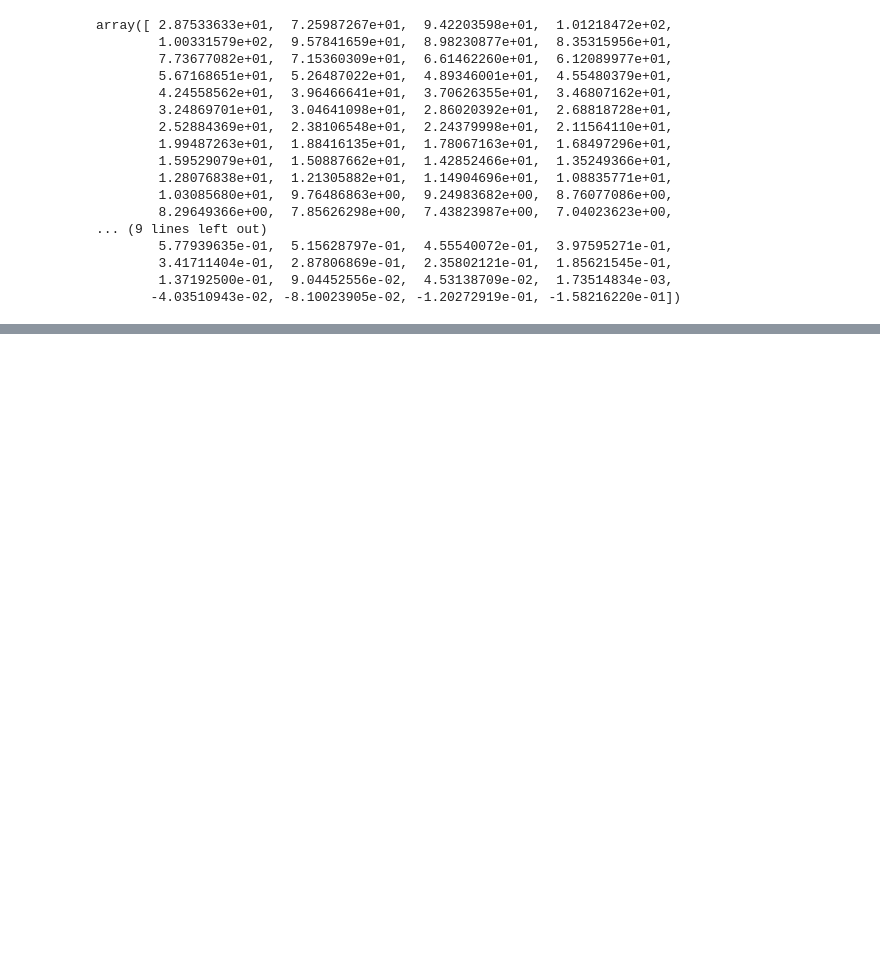
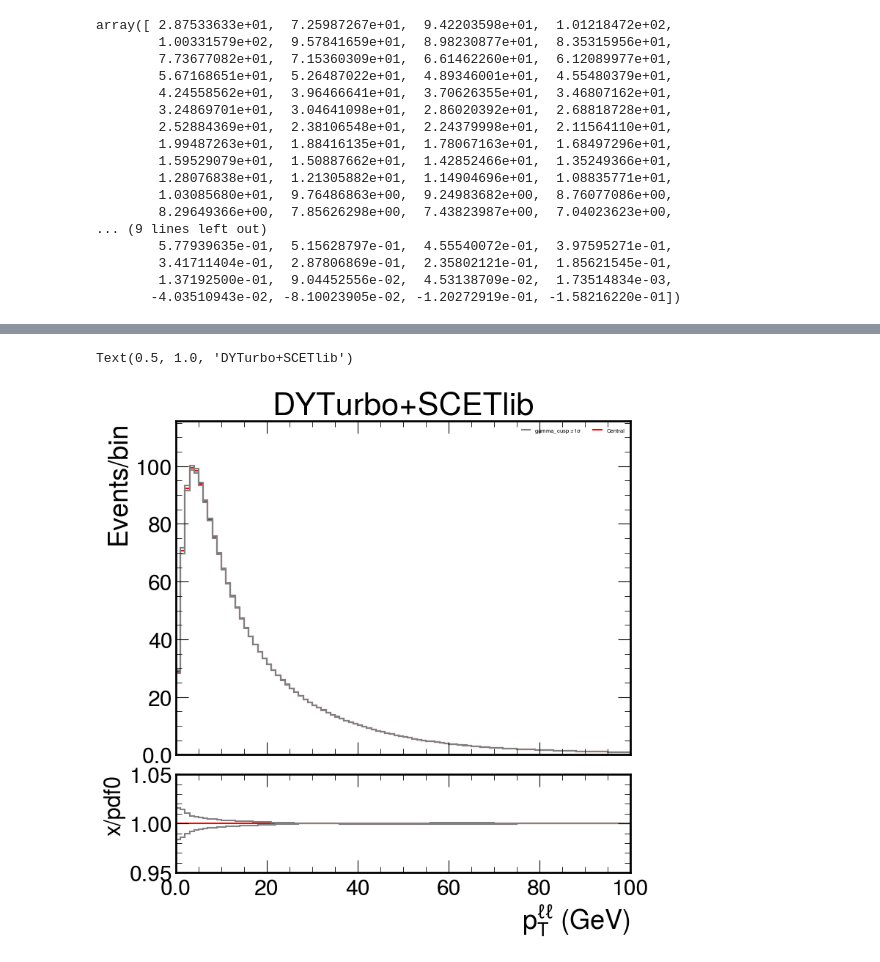
Before and after one commit to bendavid/WRemnants, a Jupyter notebook: notebooks/CompareCorrections.ipynb, the cells around one changed output, grey strips where cells are left out. Saved outputs shown, nothing was run; the diff lists cells and outputs as text; code cells hidden in the pictures; blank space fills up the shorter version.

```diff
--- a/notebooks/CompareCorrections.ipynb
+++ b/notebooks/CompareCorrections.ipynb
@@ -592,0 +615,8 @@ False
+# %%
+dyturbo_scetlib_tnp = input_tools.read_matched_scetlib_dyturbo_hist(
+    "/home/k/kelong/TheoryCorrections/SCETlib/Z/msht20nnlo/inclusive_Z_MSHT20_NP0_vars_combined.pkl",
+    "/home/k/kelong/TheoryCorrections/SCETlib/Z/msht20nnlo/inclusive_Z_MSHT20_NP0_nnlo_sing_combined.pkl",
+    "/home/k/kelong/TheoryCorrections/DYTURBO/nnlo-scetlibmatch/pdfvariations/msht20nnlo/z0/results_z-2d-nnlo-vj-member0-scetlibmatch.txt.txt",
+    axes=("Y", "qT"),
+    charge=0,
+)
@@ -592,0 +643,20 @@ False
+# %%
+fig = plot_tools.makePlotWithRatioToRef(
+            [
+                dyturbo_scetlib_tnp[{"vars" : "pdf0"}].project("qT"),
+                dyturbo_scetlib_tnp[{"vars" : "b_qqV+1"}].project("qT"),
+                dyturbo_scetlib_tnp[{"vars" : "b_qqV-1"}].project("qT"),
+            ],
+            labels=["Central", "gamma_cusp $\pm 1\sigma$", ""],
+            colors=["red"]+["grey"]*2,
+            xlabel=r"$p_{T}^{\ell\ell}$ (GeV)",
+            ylabel="Events/bin",
+            rlabel="x/pdf0",
+            legtext_size=8,
+            rrange=[0.95, 1.05],
+            yscale=1.1,
+            xlim=None, binwnorm=1.0, baseline=True)
+fig.get_axes()[0].set_title("DYTurbo+SCETlib")
+# %% [output]
+Text(0.5, 1.0, 'DYTurbo+SCETlib')
+[figure, added]
```
Also changed, not shown: parts of 4 cells of this notebook, 18 other files.
